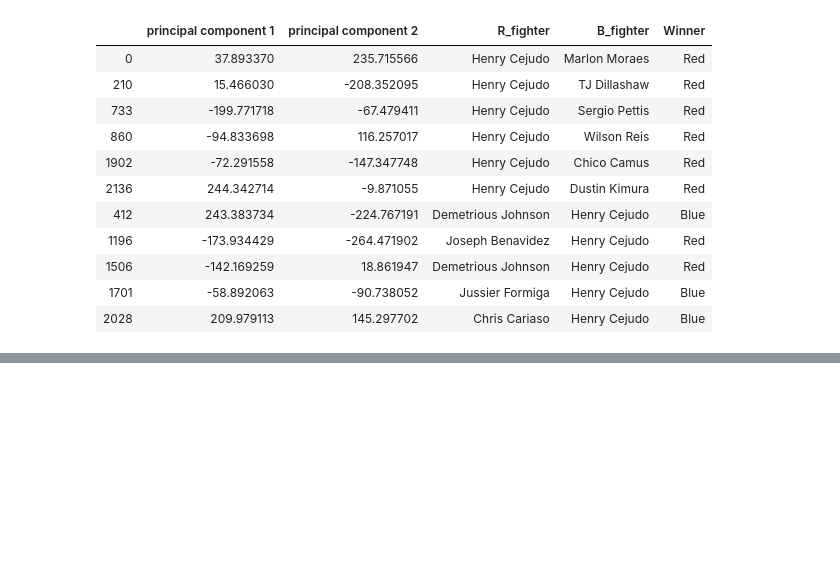
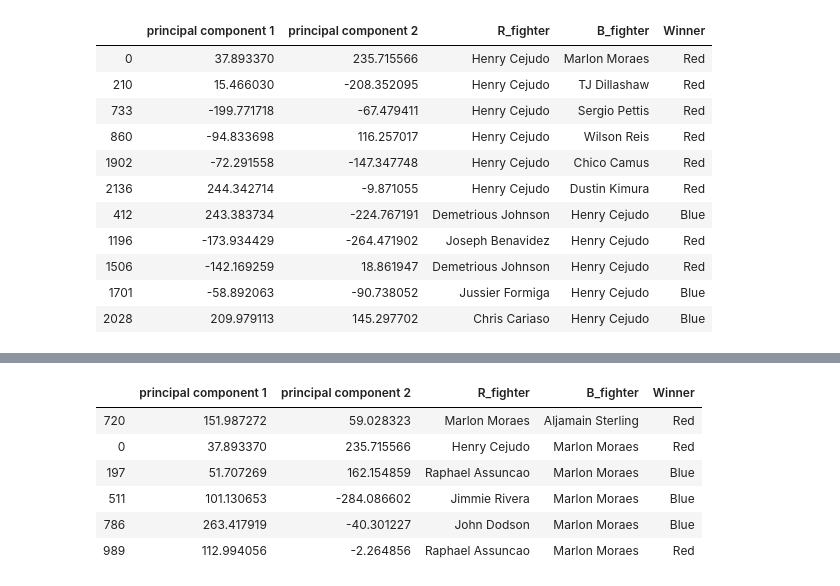
Before and after one commit to abasiamaakpan/UFC_Data_Mining_Project, a Jupyter notebook: Project.ipynb, the cells around one changed output, grey strips where cells are left out. Cells and saved outputs as stored; diff of their text form; code cells hidden in the pictures; blank space fills up the shorter version.

Commit message:
Comparing Fighters-In Progress

```diff
--- a/Project.ipynb
+++ b/Project.ipynb
@@ -251,3 +250,7 @@ result
 | 1506 | -142.169259 | 18.861947 | Demetrious Johnson | Henry Cejudo | Red |
 | 1701 | -58.892063 | -90.738052 | Jussier Formiga | Henry Cejudo | Blue |
 | 2028 | 209.979113 | 145.297702 | Chris Cariaso | Henry Cejudo | Blue |
+# %%
+Marlon_Moraes_R_fighter=df_group_R_fighter.get_group('Marlon Moraes')
+Marlon_Moraes_R_fighter_scatter1=Marlon_Moraes_R_fighter["principal component 1"]
+Marlon_Moraes_R_fighter_scatter1
@@ -253,0 +260,4 @@ result
+# %%
+Marlon_Moraes_B_fighter=df_group_B_fighter.get_group('Marlon Moraes')
+Marlon_Moraes_B_fighter_scatter2=Marlon_Moraes_B_fighter["principal component 2"]
+Marlon_Moraes_B_fighter_scatter2
@@ -254,3 +284,15 @@ result
+# %%
+frames_Marlon_Moraes = [Marlon_Moraes_R_fighter, Marlon_Moraes_B_fighter]
+result_Marlon_Moraes = pd.concat(frames_Marlon_Moraes)
+result_Marlon_Moraes
+# %% [output]
+|  | principal component 1 | principal component 2 | R_fighter | B_fighter | Winner |
+| 720 | 151.987272 | 59.028323 | Marlon Moraes | Aljamain Sterling | Red |
+| 0 | 37.893370 | 235.715566 | Henry Cejudo | Marlon Moraes | Red |
+| 197 | 51.707269 | 162.154859 | Raphael Assuncao | Marlon Moraes | Blue |
+| 511 | 101.130653 | -284.086602 | Jimmie Rivera | Marlon Moraes | Blue |
+| 786 | 263.417919 | -40.301227 | John Dodson | Marlon Moraes | Blue |
+| 989 | 112.994056 | -2.264856 | Raphael Assuncao | Marlon Moraes | Red |
 # %%
  import matplotlib.pyplot as plt
 
```
Also changed, not shown: parts of 12 cells of this notebook.
